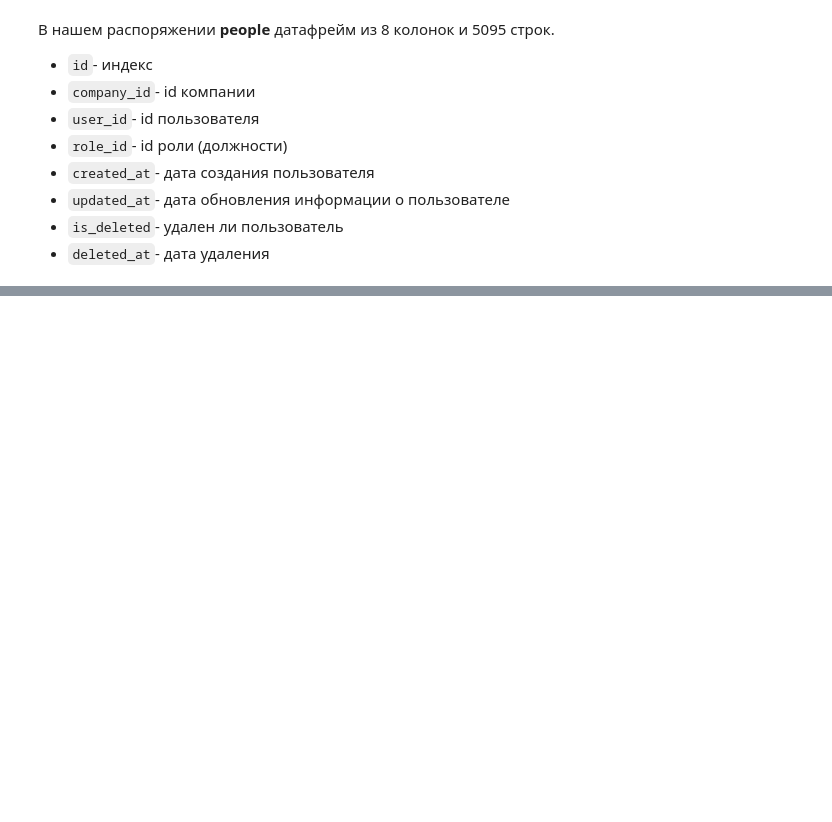
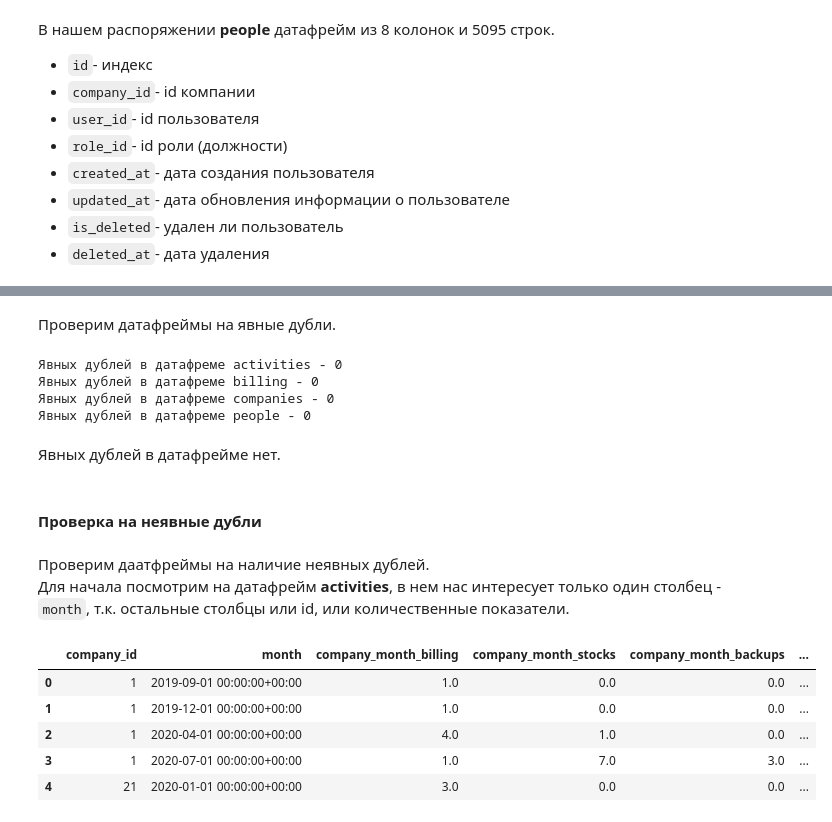
Before and after one commit to laringerman/gectaro, a Jupyter notebook: lgg_masterskaya_gectaro_240404_1.ipynb, the cells around one changed output, grey strips where cells are left out. Saved outputs shown, nothing was run; the diff lists cells and outputs as text; code cells hidden in the pictures; blank space fills up the shorter version.

```diff
--- a/lgg_masterskaya_gectaro_240404_1.ipynb
+++ b/lgg_masterskaya_gectaro_240404_1.ipynb
@@ -222,0 +237,3 @@ None
+# %%
+activities.columns = [re.sub('-', '_',  i) for i in activities.columns]
+print(activities.columns)
@@ -222,0 +383,31 @@ None
+# %% [markdown]
+Проверим датафреймы на явные дубли.
+# %%
+activities.name = 'activities'
+billing.name = 'billing'
+companies.name = 'companies'
+people.name = 'people'
+
+for i in (activities, billing, companies, people):
+    print(f'Явных дублей в датафреме {i.name} - {i.duplicated().sum()}')
+# %% [output]
+Явных дублей в датафреме activities - 0
+Явных дублей в датафреме billing - 0
+Явных дублей в датафреме companies - 0
+Явных дублей в датафреме people - 0
+# %% [markdown]
+Явных дублей в датафрейме нет.
+# %% [markdown]
+#### Проверка на неявные дубли
+# %% [markdown]
+Проверим даатфреймы на наличие неявных дублей.
+Для начала посмотрим на датафрейм **activities**, в нем нас интересует только один столбец - `month`, т.к. остальные столбцы или id, или количественные показатели.
+# %%
+activities.head()
+# %% [output]
+|  | company_id | month | company_month_billing | company_month_stocks | company_month_backups | ... |
+| 0 | 1 | 2019-09-01 00:00:00+00:00 | 1.0 | 0.0 | 0.0 | ... |
+| 1 | 1 | 2019-12-01 00:00:00+00:00 | 1.0 | 0.0 | 0.0 | ... |
+| 2 | 1 | 2020-04-01 00:00:00+00:00 | 4.0 | 1.0 | 0.0 | ... |
+| 3 | 1 | 2020-07-01 00:00:00+00:00 | 1.0 | 7.0 | 3.0 | ... |
+| 4 | 21 | 2020-01-01 00:00:00+00:00 | 3.0 | 0.0 | 0.0 | ... |
```
Also changed, not shown: parts of 65 cells of this notebook.
